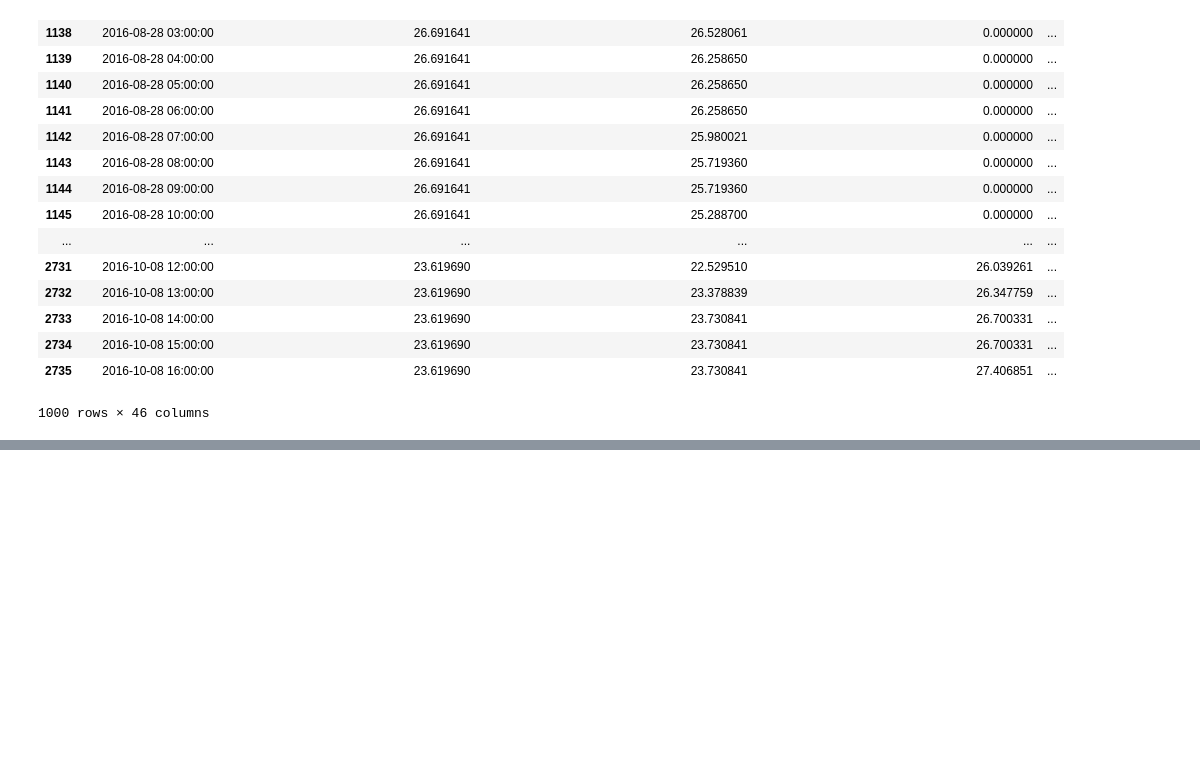
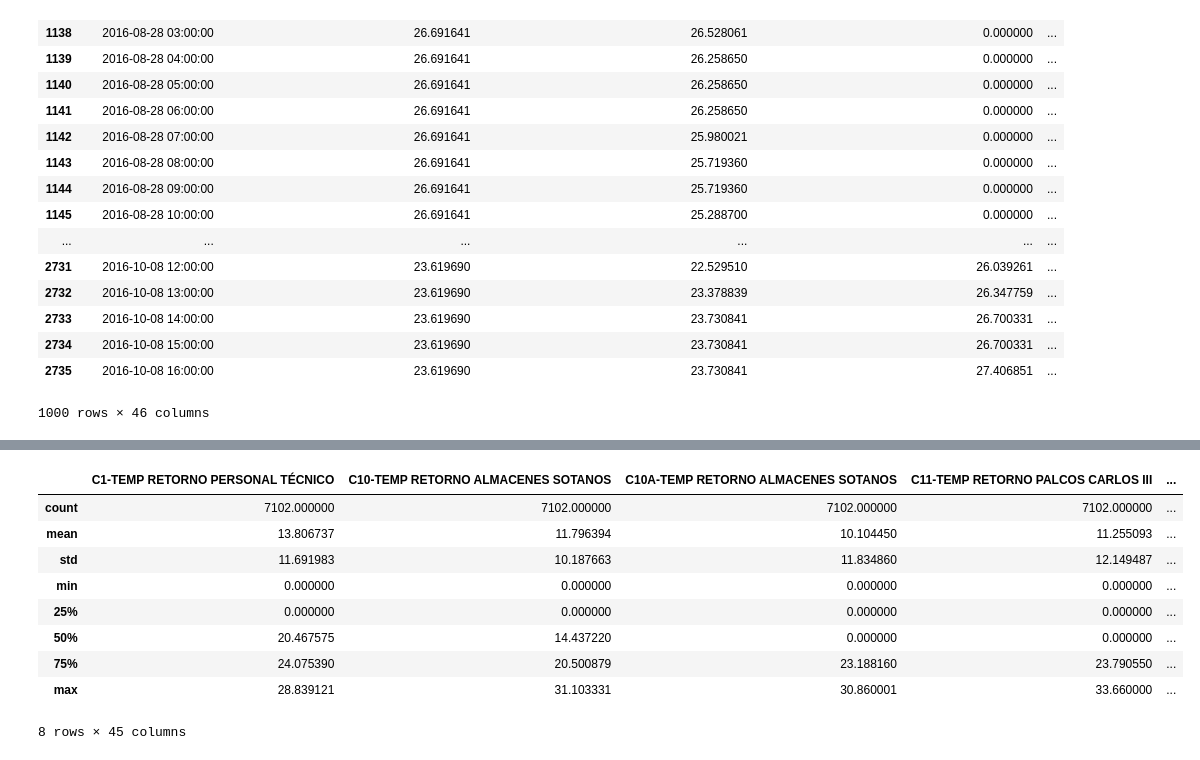
Before and after one commit to douglasag17/ML-SmartBuildings, a Jupyter notebook: PreparacionDeLosDatos/tem.ipynb, the cells around one changed output, grey strips where cells are left out. Cells and saved outputs as stored; diff of their text form; code cells hidden in the pictures; blank space fills up the shorter version.

```diff
--- a/PreparacionDeLosDatos/tem.ipynb
+++ b/PreparacionDeLosDatos/tem.ipynb
@@ -56,0 +71,13 @@ data.head(1000)
+# %%
+data.describe()
+# %% [output]
+|  | C1-TEMP RETORNO PERSONAL TÉCNICO | C10-TEMP RETORNO ALMACENES SOTANOS | C10A-TEMP RETORNO ALMACENES SOTANOS | C11-TEMP RETORNO PALCOS CARLOS III | ... |
+| count | 7102.000000 | 7102.000000 | 7102.000000 | 7102.000000 | ... |
+| mean | 13.806737 | 11.796394 | 10.104450 | 11.255093 | ... |
+| std | 11.691983 | 10.187663 | 11.834860 | 12.149487 | ... |
+| min | 0.000000 | 0.000000 | 0.000000 | 0.000000 | ... |
+| 25% | 0.000000 | 0.000000 | 0.000000 | 0.000000 | ... |
+| 50% | 20.467575 | 14.437220 | 0.000000 | 0.000000 | ... |
+| 75% | 24.075390 | 20.500879 | 23.188160 | 23.790550 | ... |
+| max | 28.839121 | 31.103331 | 30.860001 | 33.660000 | ... |
+8 rows × 45 columns
```
Also changed, not shown: parts of 2 cells of this notebook, 1 other file.
